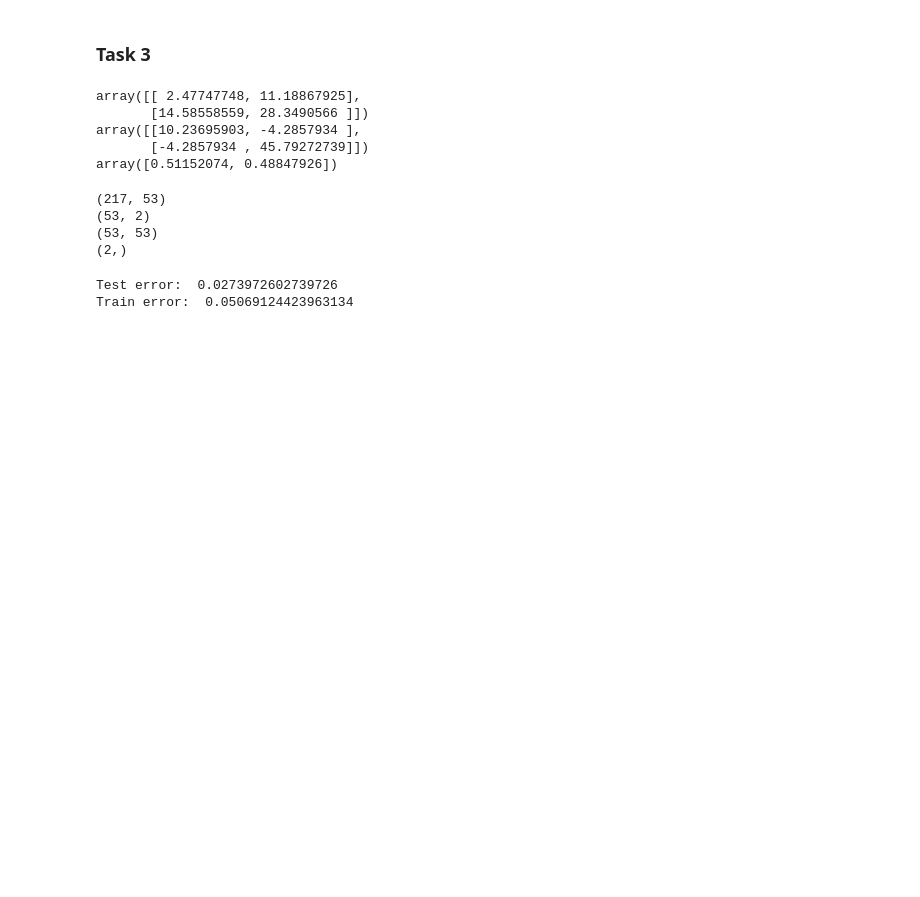
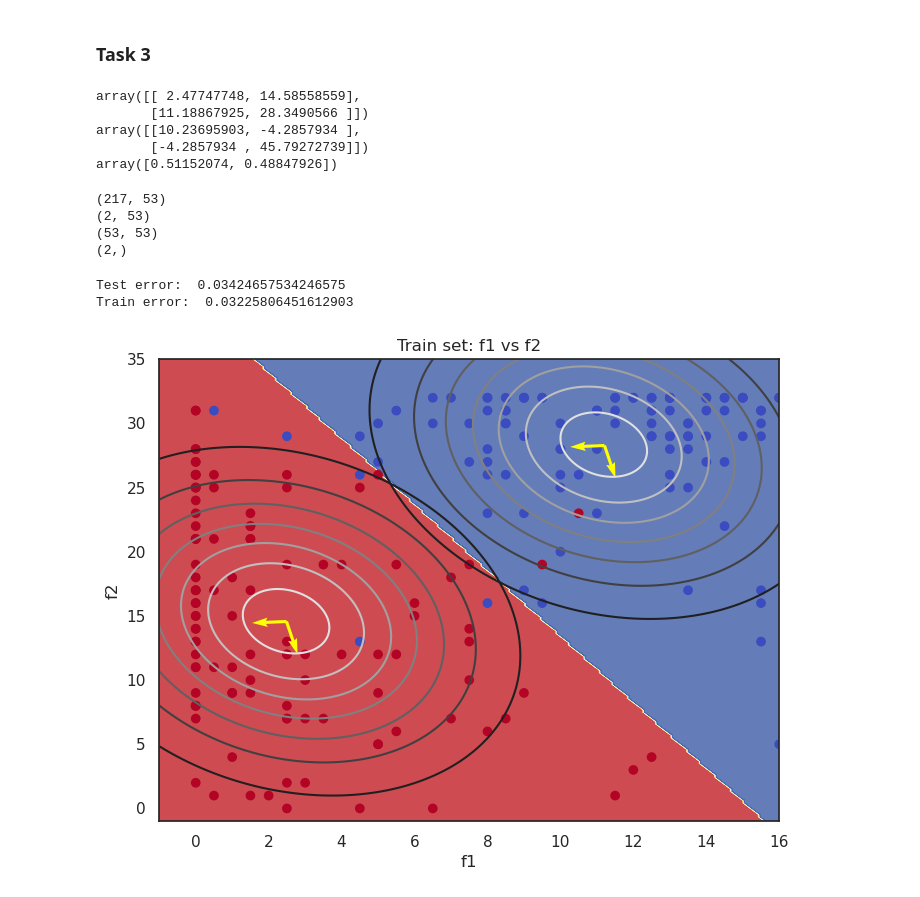
Before and after one commit to PrioteasaAndrei/ML-Essentials, a Jupyter notebook: exercise-1.ipynb, the cells around one changed output. Saved outputs shown, nothing was run; the diff lists cells and outputs as text; code cells hidden in the pictures; blank space fills up the shorter version.

```diff
--- a/exercise-1.ipynb
+++ b/exercise-1.ipynb
@@ -201,33 +207,30 @@ def fit_lda(training_features,training_labels):
     features_1 = training_features[idx_1]
     features_2 = training_features[idx_2]
 
-    mean_1 = np.mean(features_1,axis=0)
-    mean_2 = np.mean(features_2,axis=0)
-
-    mu= np.column_stack((mean_1,mean_2))
+    mu_1,mu_2 = get_clusters(training_features,training_labels)
 
     ## TODO: replace with linear form (matrix multiplication)
     acc_1 = np.zeros((D,D))
     for x_1 in features_1:
-        x_1 = x_1 - mean_1
+        x_1 = x_1 - mu_1
         acc_1 += x_1.reshape(-1,1) @ x_1.reshape(1,-1)
 
     acc_2 = np.zeros((D,D))
     for x_2 in features_2:
-        x_2 = x_2 - mean_2
+        x_2 = x_2 - mu_2
         acc_2 += x_2.reshape(-1,1) @ x_2.reshape(1,-1)
 
     covmat = (acc_1 + acc_2)/N
 
-    return mu,covmat, priors
+    return np.array([mu_1,mu_2]) ,covmat, priors
 # %%
 mu,covmat, priors = fit_lda(features2d(X_train),transform_labels(y_train))
 pprint(mu)
 pprint(covmat)
 pprint(priors)
 # %% [output]
-array([[ 2.47747748, 11.18867925],
-       [14.58558559, 28.3490566 ]])
+array([[ 2.47747748, 14.58558559],
+       [11.18867925, 28.3490566 ]])
 array([[10.23695903, -4.2857934 ],
        [-4.2857934 , 45.79272739]])
 array([0.51152074, 0.48847926])
@@ -243,7 +246,7 @@ pprint(covmat.shape)
 pprint(priors.shape)
 # %% [output]
 (217, 53)
-(53, 2)
+(2, 53)
 (53, 53)
 (2,)
 # %%
@@ -281,5 +284,60 @@ labels = predict_lda(mu,covmat,priors,features2d(X_train))
 labels = labels.reshape(-1)
 print("Train error: ",error(y_train,labels))
 # %% [output]
-Test error:  0.0273972602739726
-Train error:  0.05069124423963134
+Test error:  0.03424657534246575
+Train error:  0.03225806451612903
+# %%
+from scipy.stats import multivariate_normal
+
+x_lim = 16
+y_lim = 35
+
+xx, yy = np.meshgrid(np.linspace(-1, x_lim, 200), np.linspace(-1, y_lim, 200))
+grid_features = np.c_[xx.ravel(), yy.ravel()]
+
+mu, covmat, priors = fit_lda(features2d(X_train),transform_labels(y_train))
+labels = predict_lda(mu,covmat,priors,grid_features)
+labels = labels.reshape(-1)
+
+eigenvalues, eigenvectors = np.linalg.eig(covmat)
+eigenvectors = eigenvectors * np.sqrt(eigenvalues)
+
+## TODO: either add transformation from feature space to grid space or play with limits
+
+grid_prediction = labels
+grid_prediction = grid_prediction.reshape(xx.shape)
+
+gaussian_1 = multivariate_normal(mean=mu[0],cov=covmat)
+gaussian_2 = multivariate_normal(mean=mu[1],cov=covmat)
+z1 = gaussian_1.pdf(grid_features)
+z2 = gaussian_2.pdf(grid_features)
+
+# Plot the decision regions
+plt.figure(figsize=(8, 6))
+plt.contourf(xx, yy, grid_prediction, cmap=plt.cm.RdYlBu, alpha=0.8)
+## plot train data
+plt.scatter(features2d(X_train)[:,0], features2d(X_train)[:,1], c=~y_train, cmap="coolwarm")
+## plot the isocountours of the gaussians
+plt.contour(xx,yy,z1.reshape(xx.shape))
+plt.contour(xx,yy,z2.reshape(xx.shape))
+
+origin = mu[0]  # The mean of the Gaussian distribution
+for vec in eigenvectors.T:
+    # Using quiver to plot the eigenvectors
+    plt.quiver(
+        *origin, *vec, scale_units="xy", angles="xy", color="yellow", width=0.005, label="Principal Components"
+    )
+
+origin = mu[1]  # The mean of the Gaussian distribution
+for vec in eigenvectors.T:
+    # Using quiver to plot the eigenvectors
+    plt.quiver(
+        *origin, *vec, scale_units="xy", angles="xy", color="yellow", width=0.005, label="Principal Components"
+    )
+
+plt.xlabel("f1")
+plt.ylabel("f2")
+plt.title("Train set: f1 vs f2")
+plt.show()
+# %% [output]
+[figure, added]
```
Also changed, not shown: parts of 7 cells of this notebook.
